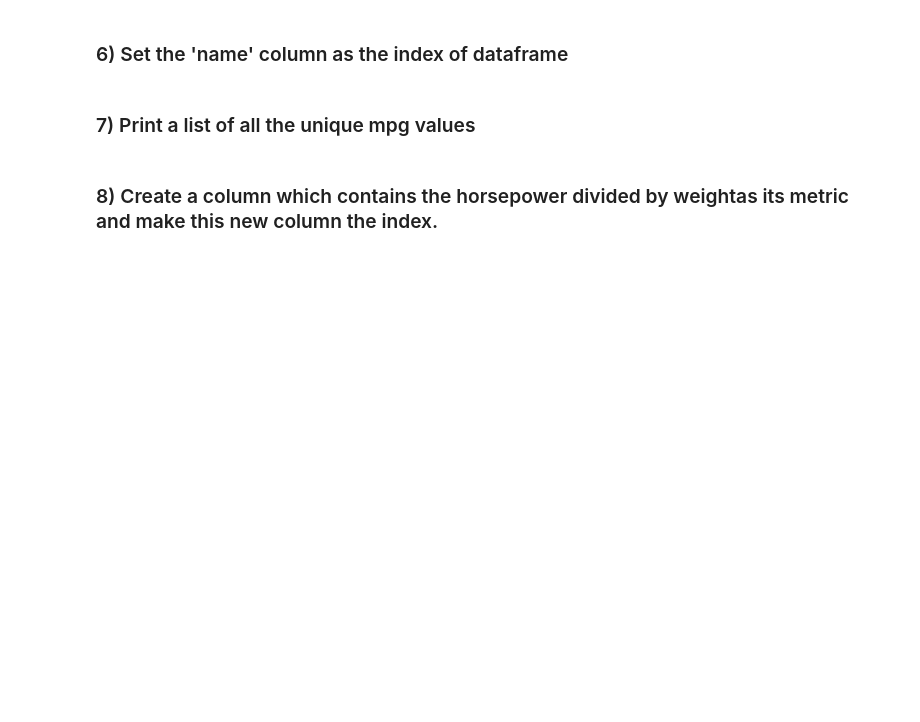
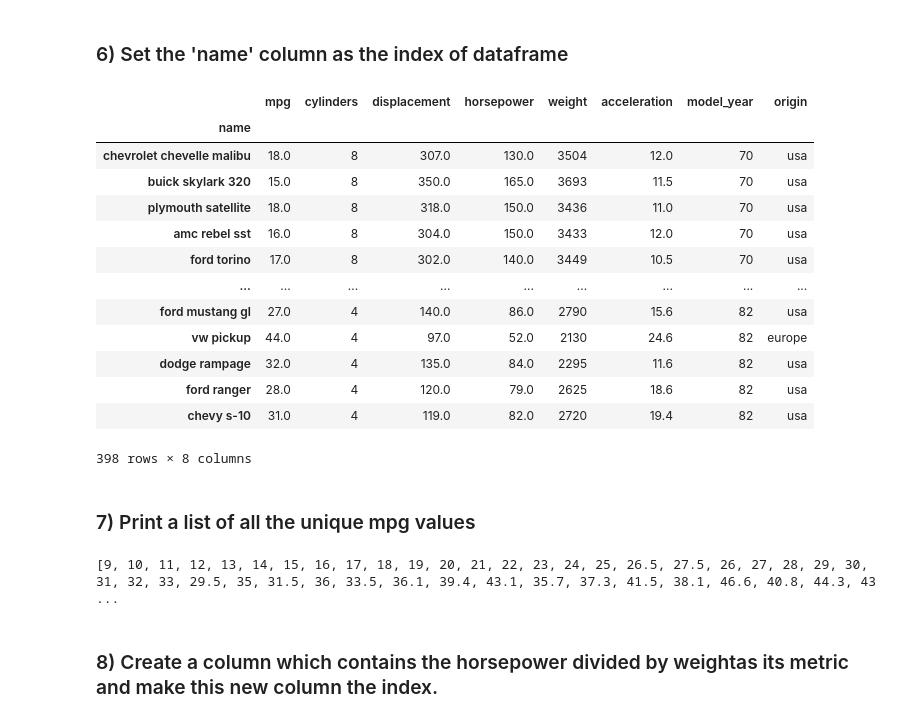
Before and after one commit to bhavyaJ-05/summer-analytics-assignments-quiz, a Jupyter notebook: SA2025_W1.ipynb, the cells around one changed output. Cells and saved outputs as stored; diff of their text form; code cells hidden in the pictures; blank space fills up the shorter version.

```diff
--- a/SA2025_W1.ipynb
+++ b/SA2025_W1.ipynb
@@ -56,2 +54,19 @@ print(names_column)
+# %%
+df.set_index('name')
+# %% [output]
+|  | mpg | cylinders | displacement | horsepower | weight | acceleration | model_year | origin |
+| name |  |  |  |  |  |  |  |  |
+| chevrolet chevelle malibu | 18.0 | 8 | 307.0 | 130.0 | 3504 | 12.0 | 70 | usa |
+| buick skylark 320 | 15.0 | 8 | 350.0 | 165.0 | 3693 | 11.5 | 70 | usa |
+| plymouth satellite | 18.0 | 8 | 318.0 | 150.0 | 3436 | 11.0 | 70 | usa |
+| amc rebel sst | 16.0 | 8 | 304.0 | 150.0 | 3433 | 12.0 | 70 | usa |
+| ford torino | 17.0 | 8 | 302.0 | 140.0 | 3449 | 10.5 | 70 | usa |
+| ... | ... | ... | ... | ... | ... | ... | ... | ... |
+| ford mustang gl | 27.0 | 4 | 140.0 | 86.0 | 2790 | 15.6 | 82 | usa |
+| vw pickup | 44.0 | 4 | 97.0 | 52.0 | 2130 | 24.6 | 82 | europe |
+| dodge rampage | 32.0 | 4 | 135.0 | 84.0 | 2295 | 11.6 | 82 | usa |
+| ford ranger | 28.0 | 4 | 120.0 | 79.0 | 2625 | 18.6 | 82 | usa |
+| chevy s-10 | 31.0 | 4 | 119.0 | 82.0 | 2720 | 19.4 | 82 | usa |
+398 rows × 8 columns
 # %% [markdown]
 ###  7) Print a list of all the unique mpg values
@@ -60,2 +73,8 @@ print(names_column)
+# %%
+unique_mpg = set(df['mpg'])
+unique_mpg = [int(val) if val == int(val) else float(val) for val in unique_mpg]
+print(unique_mpg)
+# %% [output]
+[9, 10, 11, 12, 13, 14, 15, 16, 17, 18, 19, 20, 21, 22, 23, 24, 25, 26.5, 27.5, 26, 27, 28, 29, 30, 31, 32, 33, 29.5, 35, 31.5, 36, 33.5, 36.1, 39.4, 43.1, 35.7, 37.3, 41.5, 38.1, 46.6, 40.8, 44.3, 43 ...
 # %% [markdown]
 ### 8) Create a column which contains the horsepower divided by weightas its metric and make this new column the index.
```
Also changed, not shown: parts of 4 cells of this notebook.
